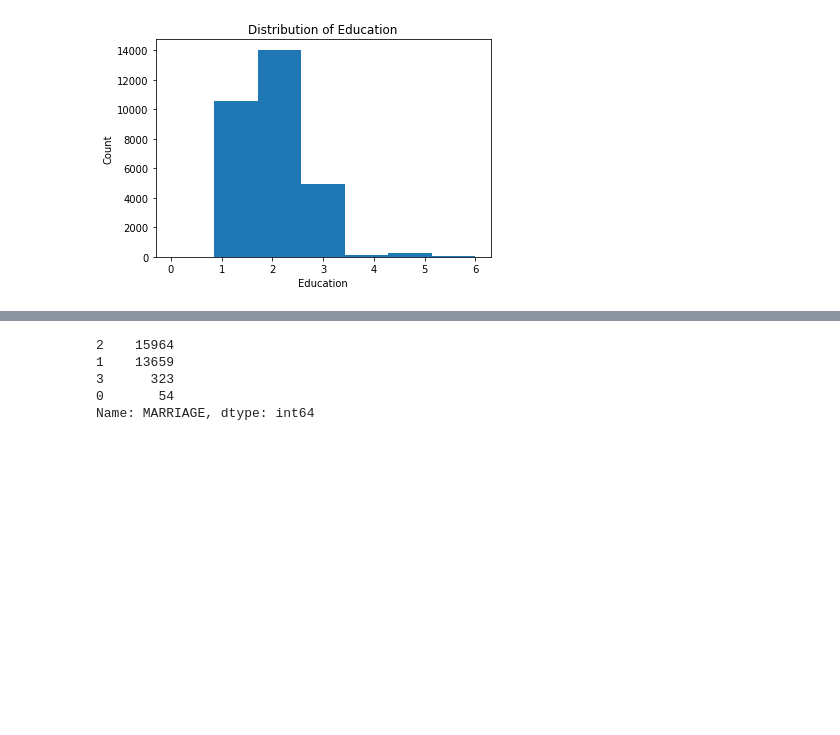
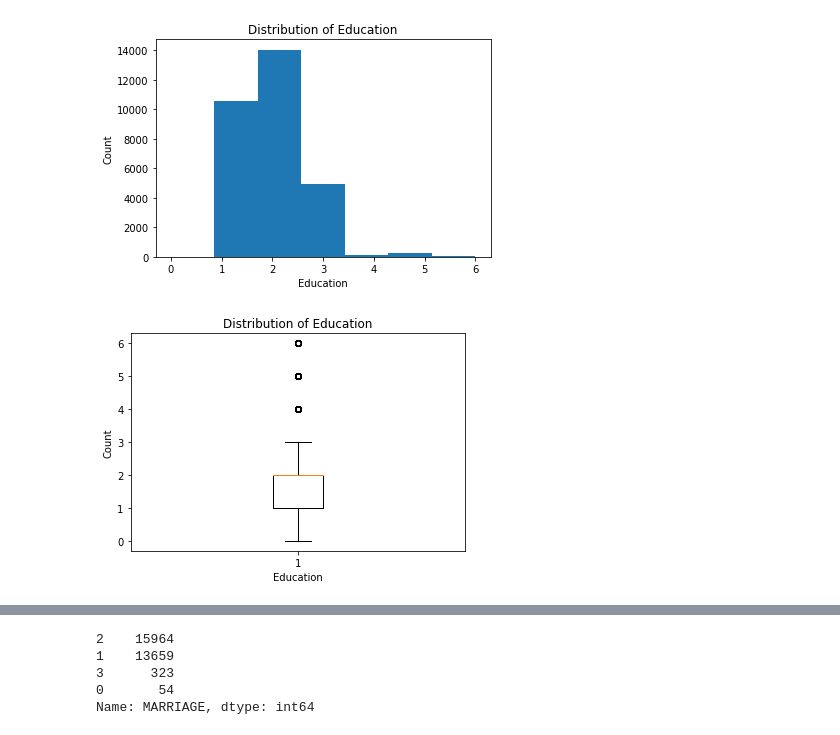
Before and after one commit to HeHeHuang/DataAnalytic, a Jupyter notebook: MayBank_DataScientist_Assessment.ipynb, the cells around one changed output, grey strips where cells are left out. Cells and saved outputs as stored; diff of their text form; code cells hidden in the pictures; blank space fills up the shorter version.

```diff
--- a/MayBank_DataScientist_Assessment.ipynb
+++ b/MayBank_DataScientist_Assessment.ipynb
@@ -112,8 +111,10 @@ plt.show()
 # %% [output]
 [figure]
 # %%
-plt.boxplot(df.EDUCATION,7)
+plt.boxplot(df.EDUCATION)
 plt.title('Distribution of Education')
 plt.xlabel('Education')
 plt.ylabel('Count')
 plt.show()
+# %% [output]
+[figure, added]
```
Also changed, not shown: parts of 6 cells of this notebook.
